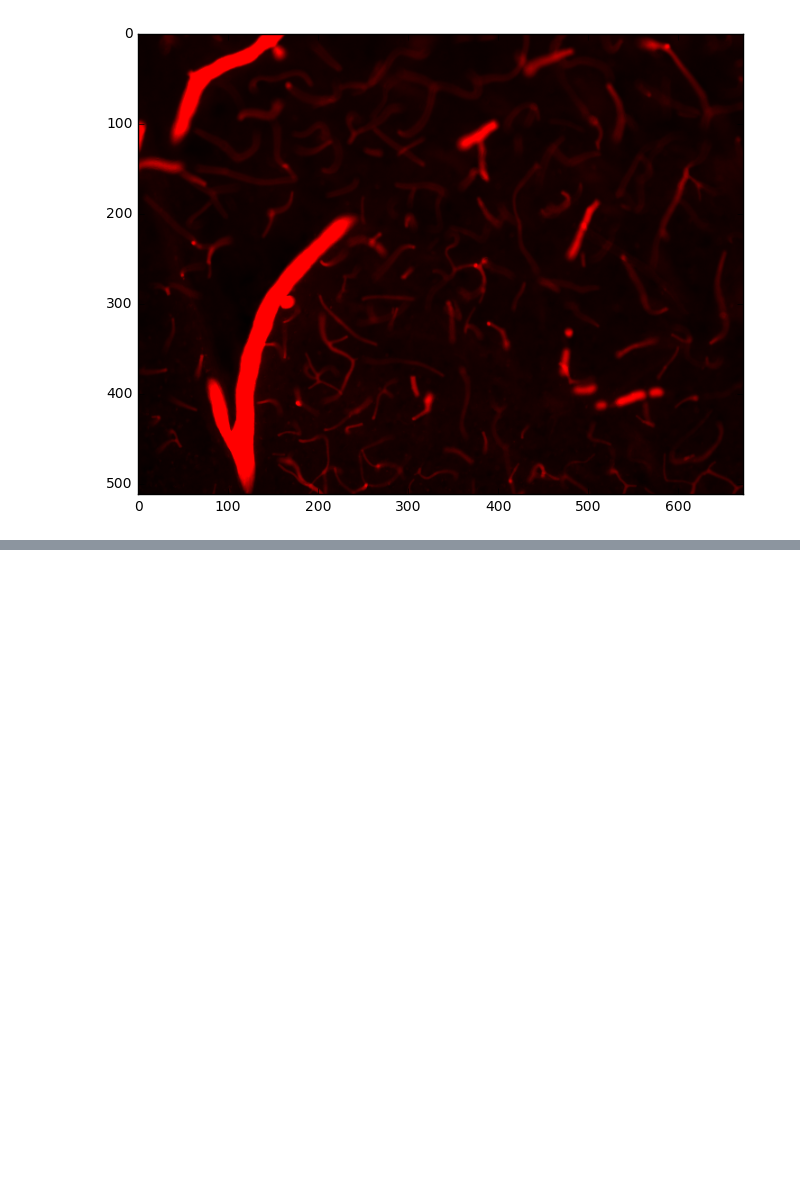
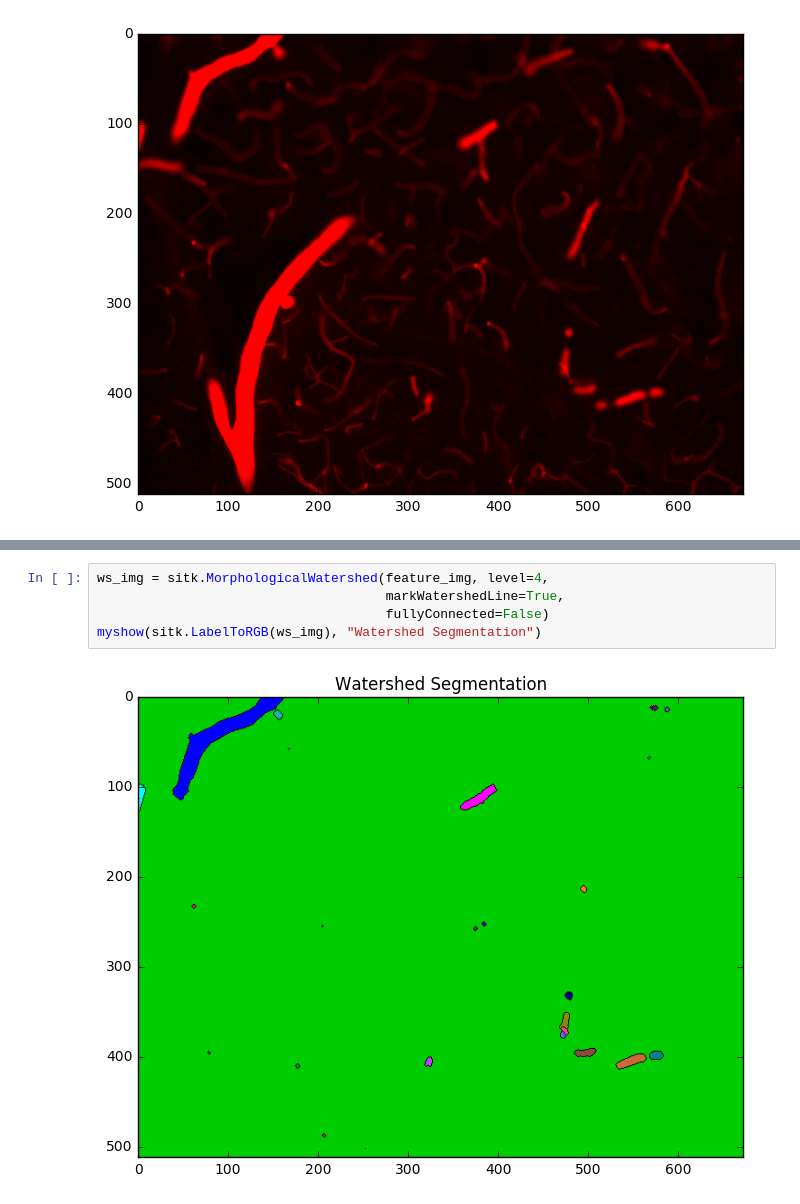
Before and after one commit to 4Quant/BBP-Setup, a Jupyter notebook: notebooks/SimpleITK Demo.ipynb, the cells around one changed output, grey strips where cells are left out. Drawn from its saved outputs; the diff is of its cells as text; blank space fills up the shorter version.

```diff
--- a/notebooks/SimpleITK Demo.ipynb
+++ b/notebooks/SimpleITK Demo.ipynb
@@ -15,0 +20,7 @@ sitk::ERROR: Pixel type: vector of 8-bit unsigned integer is not supported in 3D
+# %%
+ws_img = sitk.MorphologicalWatershed(feature_img, level=4,
+                                     markWatershedLine=True,
+                                     fullyConnected=False)
+myshow(sitk.LabelToRGB(ws_img), "Watershed Segmentation")
+# %% [output]
+[figure, added]
```
Also changed, not shown: parts of 4 cells of this notebook, 1 other file.
